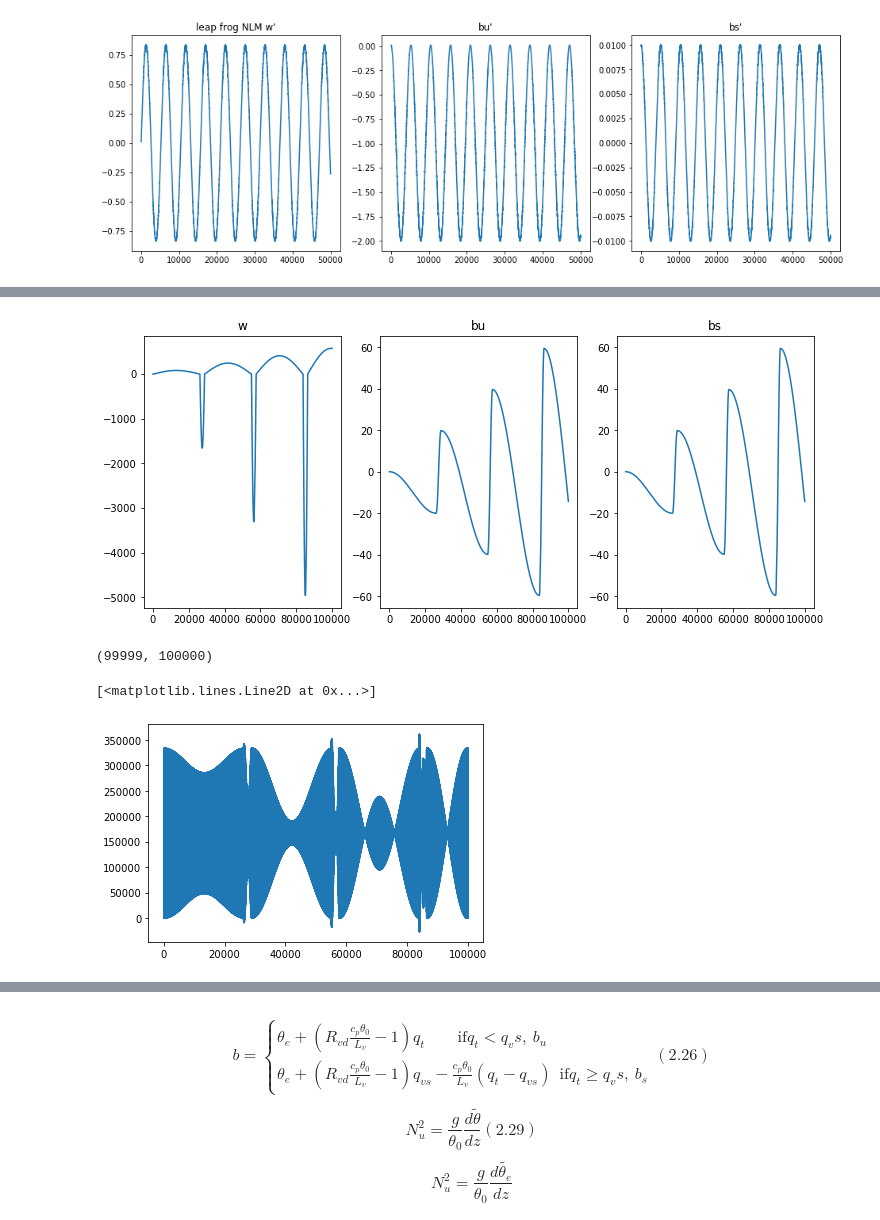
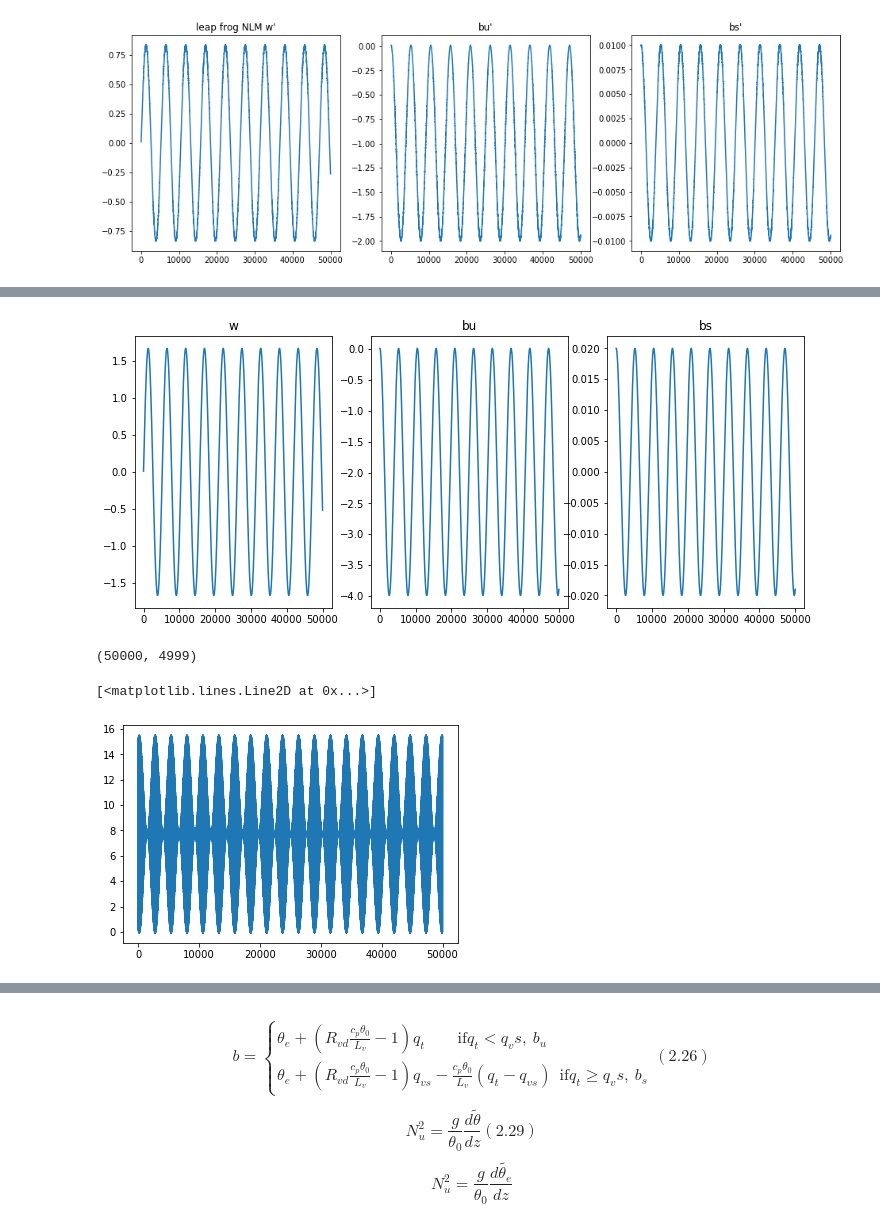
Before and after one commit to Nuo-Chen/moist-sys, a Jupyter notebook: single phase system forward.ipynb, the cells around one changed output, grey strips where cells are left out. Saved outputs shown, nothing was run; the diff lists cells and outputs as text; code cells hidden in the pictures.

Commit message:
attempted MAFD method, failed

```diff
--- a/single phase system forward.ipynb
+++ b/single phase system forward.ipynb
@@ -190,0 +192,18 @@ a_bs = a.a_bs.values[::-1]
+# %%
+a = pd.read_csv('MAFD/fort.16', delim_whitespace=True,
+                header=None, names=['a_w', 'a_bu', 'a_bs'])
+a_w = a.a_w.values[::-1]
+a_bu = a.a_bu.values[::-1]
+a_bs = a.a_bs.values[::-1]
+
+nrows = 1
+ncols = 3
+fig,ax = plt.subplots(nrows=nrows, ncols=ncols, figsize=(12,5))
+sk = 2
+sens_subplots(a_w[::sk], ax[0], 'sensitivity to w')
+sens_subplots(a_bu[::sk], ax[1], 'sensitivity to bu')
+sens_subplots(a_bs[::sk], ax[2], 'sensitivity to bs')
+
+sens_subplots(a_w[1::sk], ax[0], 'sensitivity to w')
+sens_subplots(a_bu[1::sk], ax[1], 'sensitivity to bu')
+sens_subplots(a_bs[1::sk], ax[2], 'sensitivity to bs')
@@ -208,5 +222,5 @@ plt.plot(a_w[0:100:sk])
 # %%
-a = pd.read_csv('/home1/class/fall17/nchen67/moistPV/fortran_moist_leapfrog/fort.15', delim_whitespace=True,
+a = pd.read_csv('MAFD/fort.15', delim_whitespace=True,
                 header=None, names=['w_prime', 'bu_prime', 'bs_prime'])
 w_prime = a.w_prime
 bu_prime = a.bu_prime
@@ -217,16 +231,16 @@ ncols = 3
 fig,ax = plt.subplots(nrows=nrows, ncols=ncols, figsize=(12,5))
 sens_subplots(w_prime, ax[0], 'w')
 sens_subplots(bu_prime, ax[1], 'bu')
-sens_subplots(bu_prime, ax[2], 'bs')
+sens_subplots(bs_prime, ax[2], 'bs')
 # %% [output]
-[figure, old version]
+[figure, new version]
 # %%
 w_prime.size, a_w.size
 # %% [output]
-(99999, 100000)
+(50000, 4999)
 # %%
-dR = w_prime*a_w[1:] + bu_prime*a_bu[1:] + bs_prime*a_bs[1:]
+dR = w_prime*a_w + bu_prime*a_bu + bs_prime*a_bs
 plt.plot(dR)
 # %% [output]
 [<matplotlib.lines.Line2D at 0x...>]
-[figure, old version]
+[figure, new version]
```
Also changed, not shown: parts of 8 cells of this notebook, 30 other files.
